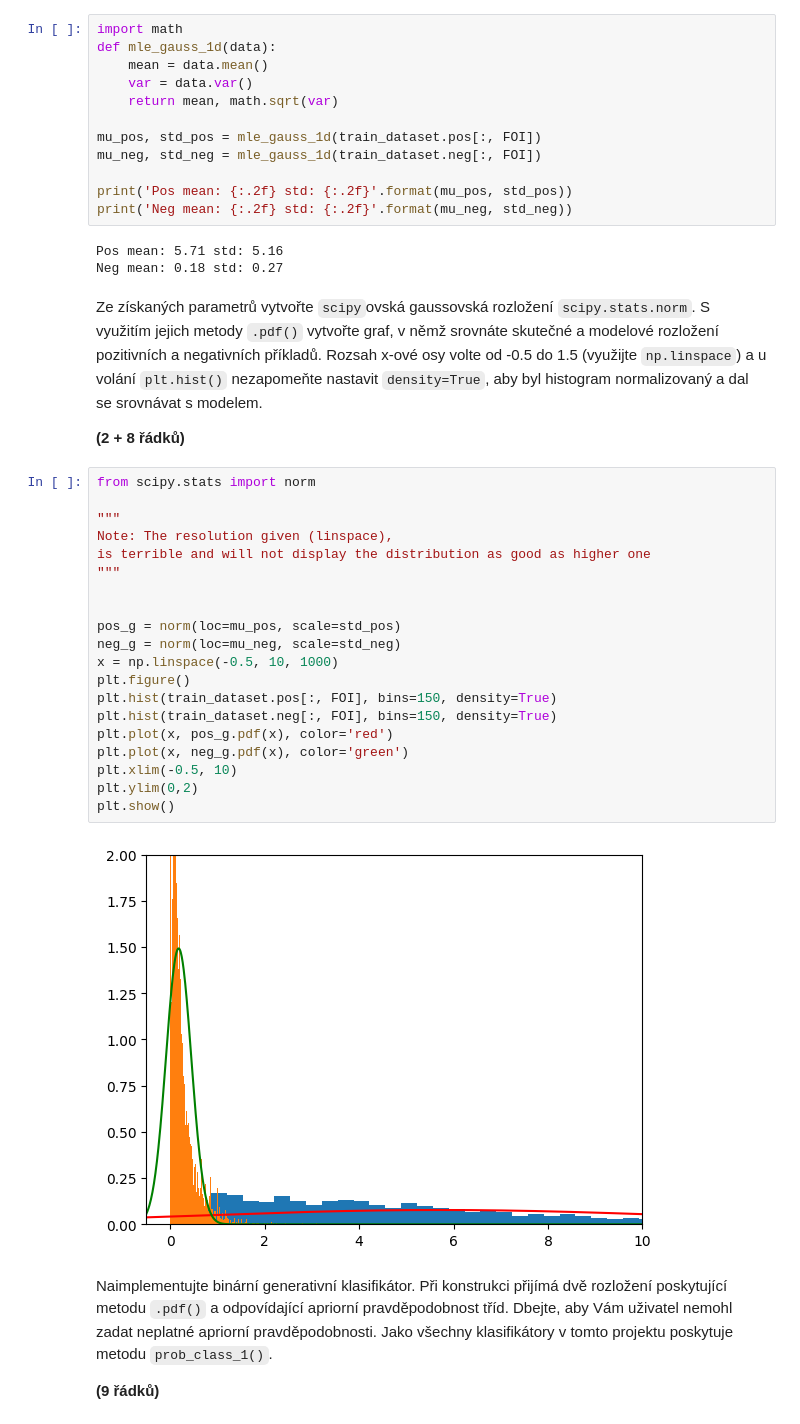
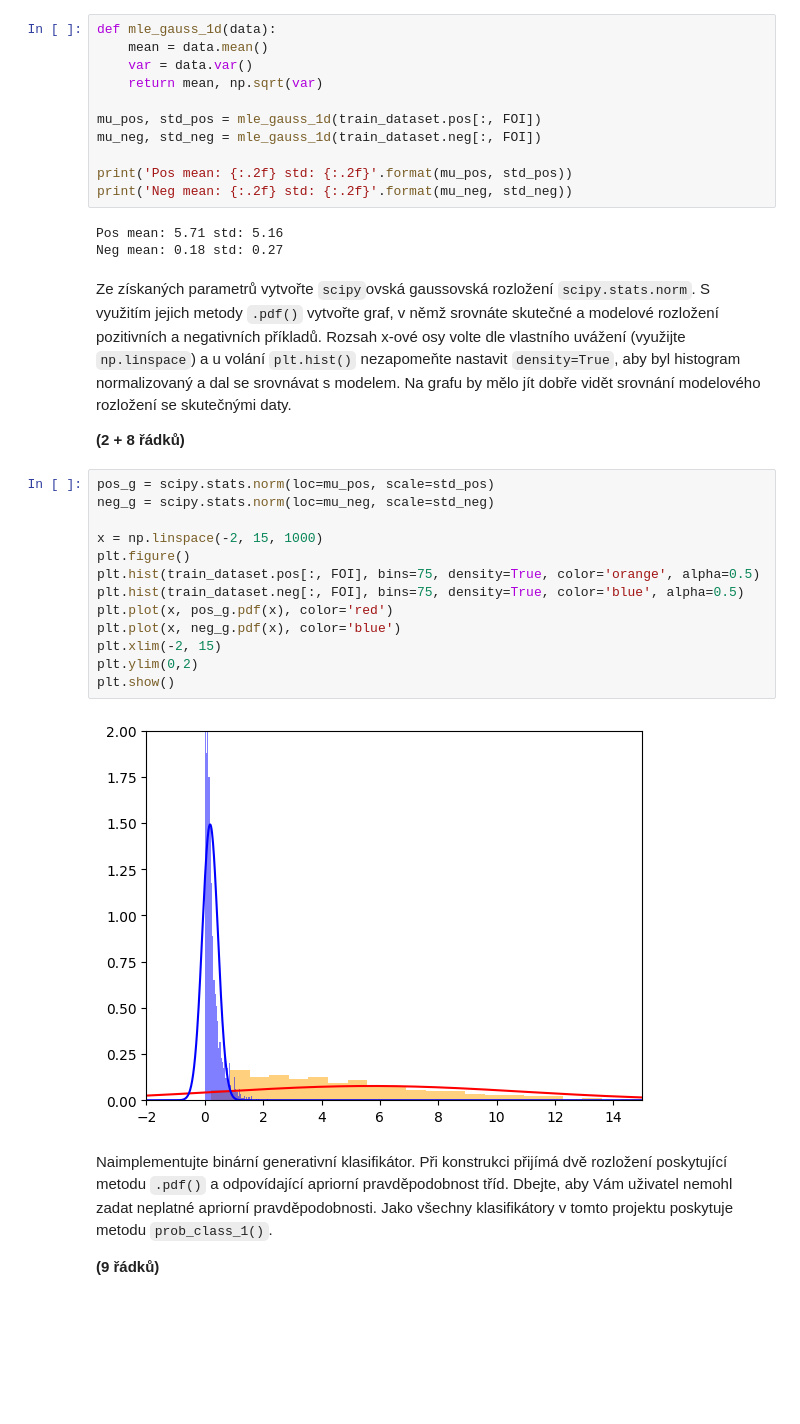
Before and after one commit to Marek324/butfit-sui, a Jupyter notebook: submit/xhricma00.ipynb, the cells around one changed output. Cells and saved outputs as stored; diff of their text form; blank space fills up the shorter version.

```diff
--- a/submit/xhricma00.ipynb
+++ b/submit/xhricma00.ipynb
@@ -159,11 +145,10 @@ Získané parametry -- tzn. střední hodnoty a směrodatné odchylky -- vypíš
 
 **(1 řádek)**
 # %%
-import math
 def mle_gauss_1d(data):
     mean = data.mean()
     var = data.var()
-    return mean, math.sqrt(var)
+    return mean, np.sqrt(var)
 
 mu_pos, std_pos = mle_gauss_1d(train_dataset.pos[:, FOI])
 mu_neg, std_neg = mle_gauss_1d(train_dataset.neg[:, FOI])
@@ -176,31 +161,24 @@ Neg mean: 0.18 std: 0.27
 # %% [markdown]
 Ze získaných parametrů vytvořte `scipy`ovská gaussovská rozložení `scipy.stats.norm`.
 S využitím jejich metody `.pdf()` vytvořte graf, v němž srovnáte skutečné a modelové rozložení pozitivních a negativních příkladů.
-Rozsah x-ové osy volte od -0.5 do 1.5 (využijte `np.linspace`) a u volání `plt.hist()` nezapomeňte nastavit `density=True`, aby byl histogram normalizovaný a dal se srovnávat s modelem.
+Rozsah x-ové osy volte dle vlastního uvážení (využijte `np.linspace`) a u volání `plt.hist()` nezapomeňte nastavit `density=True`, aby byl histogram normalizovaný a dal se srovnávat s modelem. Na grafu by mělo jít dobře vidět srovnání modelového rozložení se skutečnými daty.
 
 **(2 + 8 řádků)**
 # %%
-from scipy.stats import norm
+pos_g = scipy.stats.norm(loc=mu_pos, scale=std_pos)
+neg_g = scipy.stats.norm(loc=mu_neg, scale=std_neg)
 
-"""
-Note: The resolution given (linspace),
-is terrible and will not display the distribution as good as higher one
-"""
-
-
-pos_g = norm(loc=mu_pos, scale=std_pos)
-neg_g = norm(loc=mu_neg, scale=std_neg)
-x = np.linspace(-0.5, 10, 1000)
+x = np.linspace(-2, 15, 1000)
 plt.figure()
-plt.hist(train_dataset.pos[:, FOI], bins=150, density=True)
-plt.hist(train_dataset.neg[:, FOI], bins=150, density=True)
+plt.hist(train_dataset.pos[:, FOI], bins=75, density=True, color='orange', alpha=0.5)
+plt.hist(train_dataset.neg[:, FOI], bins=75, density=True, color='blue', alpha=0.5)
 plt.plot(x, pos_g.pdf(x), color='red')
-plt.plot(x, neg_g.pdf(x), color='green')
-plt.xlim(-0.5, 10)
+plt.plot(x, neg_g.pdf(x), color='blue')
+plt.xlim(-2, 15)
 plt.ylim(0,2)
 plt.show()
 # %% [output]
-[figure, old version]
+[figure, new version]
 # %% [markdown]
 Naimplementujte binární generativní klasifikátor.
 Při konstrukci přijímá dvě rozložení poskytující metodu `.pdf()` a odpovídající apriorní pravděpodobnost tříd.
```
Also changed, not shown: parts of 13 cells of this notebook, 1 other file.
